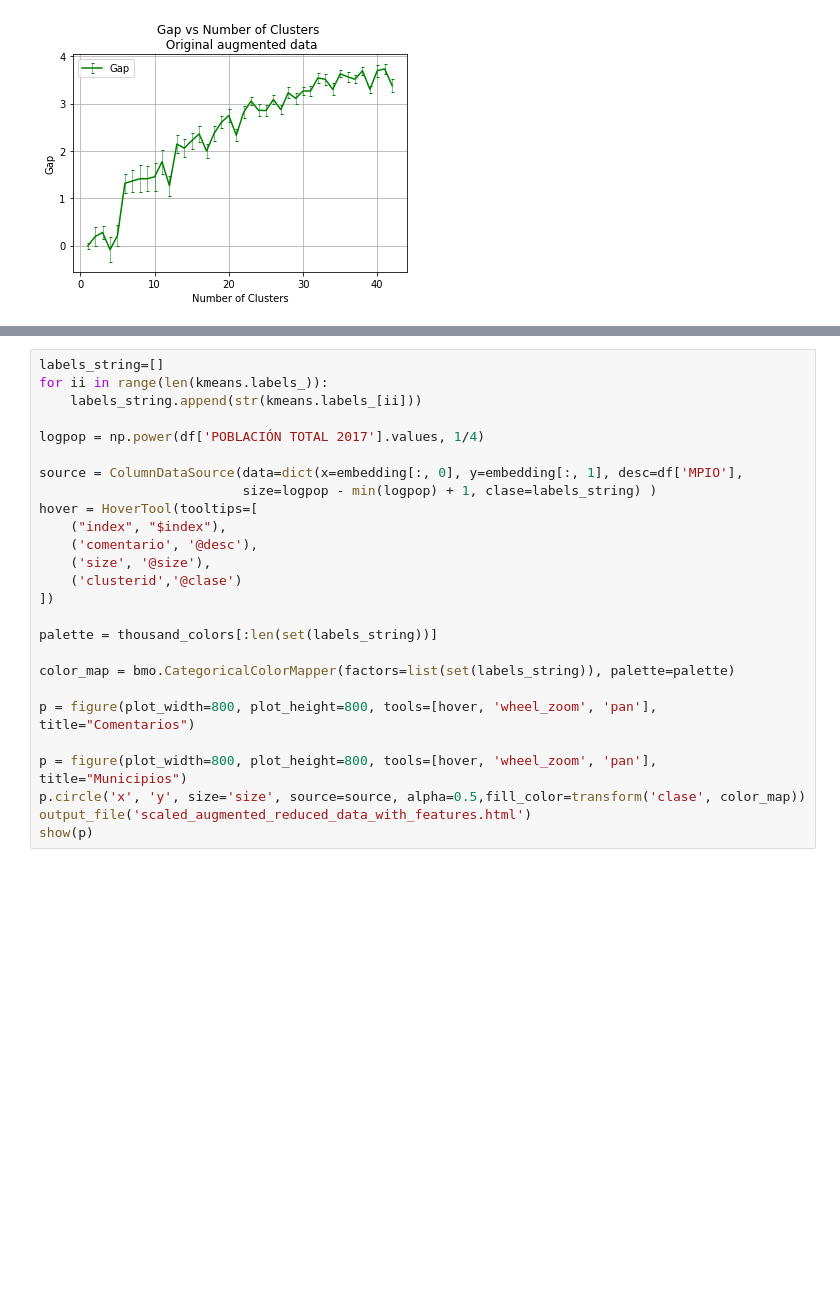
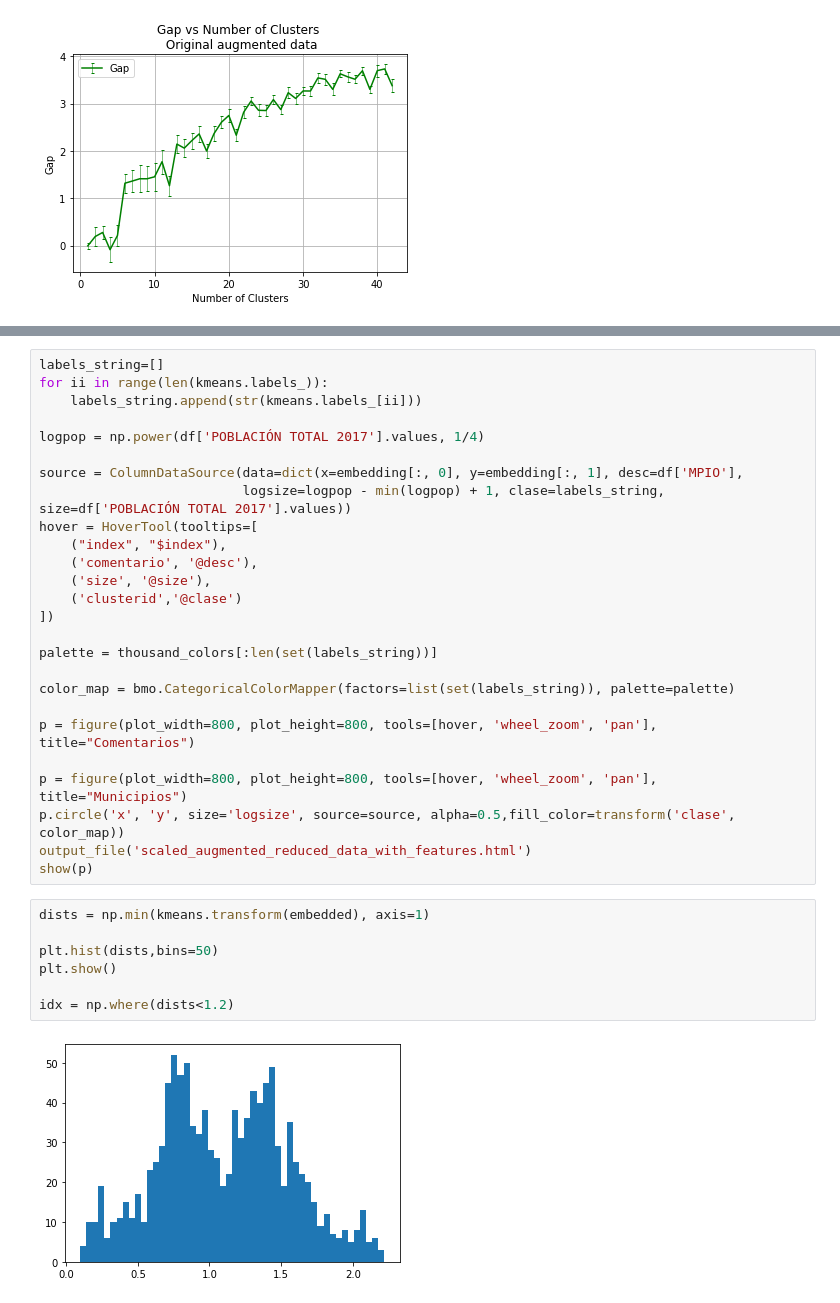
Before and after one commit to VolodyaCO/ieu_clustering_towns, a Jupyter notebook: K_Means_Analysis.ipynb, the cells around one changed output, grey strips where cells are left out. Cells and saved outputs as stored; diff of their text form; blank space fills up the shorter version.

```diff
--- a/K_Means_Analysis.ipynb
+++ b/K_Means_Analysis.ipynb
@@ -488,7 +506,7 @@ for ii in range(len(kmeans.labels_)):
 logpop = np.power(df['POBLACIÓN TOTAL 2017'].values, 1/4)
 
 source = ColumnDataSource(data=dict(x=embedding[:, 0], y=embedding[:, 1], desc=df['MPIO'],
-                          size=logpop - min(logpop) + 1, clase=labels_string) )
+                          logsize=logpop - min(logpop) + 1, clase=labels_string, size=df['POBLACIÓN TOTAL 2017'].values))
 hover = HoverTool(tooltips=[
     ("index", "$index"),
     ('comentario', '@desc'),
@@ -503,6 +521,15 @@ color_map = bmo.CategoricalColorMapper(factors=list(set(labels_string)), palette
 p = figure(plot_width=800, plot_height=800, tools=[hover, 'wheel_zoom', 'pan'], title="Comentarios")
 
 p = figure(plot_width=800, plot_height=800, tools=[hover, 'wheel_zoom', 'pan'], title="Municipios")
-p.circle('x', 'y', size='size', source=source, alpha=0.5,fill_color=transform('clase', color_map))
+p.circle('x', 'y', size='logsize', source=source, alpha=0.5,fill_color=transform('clase', color_map))
 output_file('scaled_augmented_reduced_data_with_features.html')
 show(p)
+# %%
+dists = np.min(kmeans.transform(embedded), axis=1)
+
+plt.hist(dists,bins=50)
+plt.show()
+
+idx = np.where(dists<1.2)
+# %% [output]
+[figure, added]
```
Also changed, not shown: parts of 10 cells of this notebook, 4 other files.
